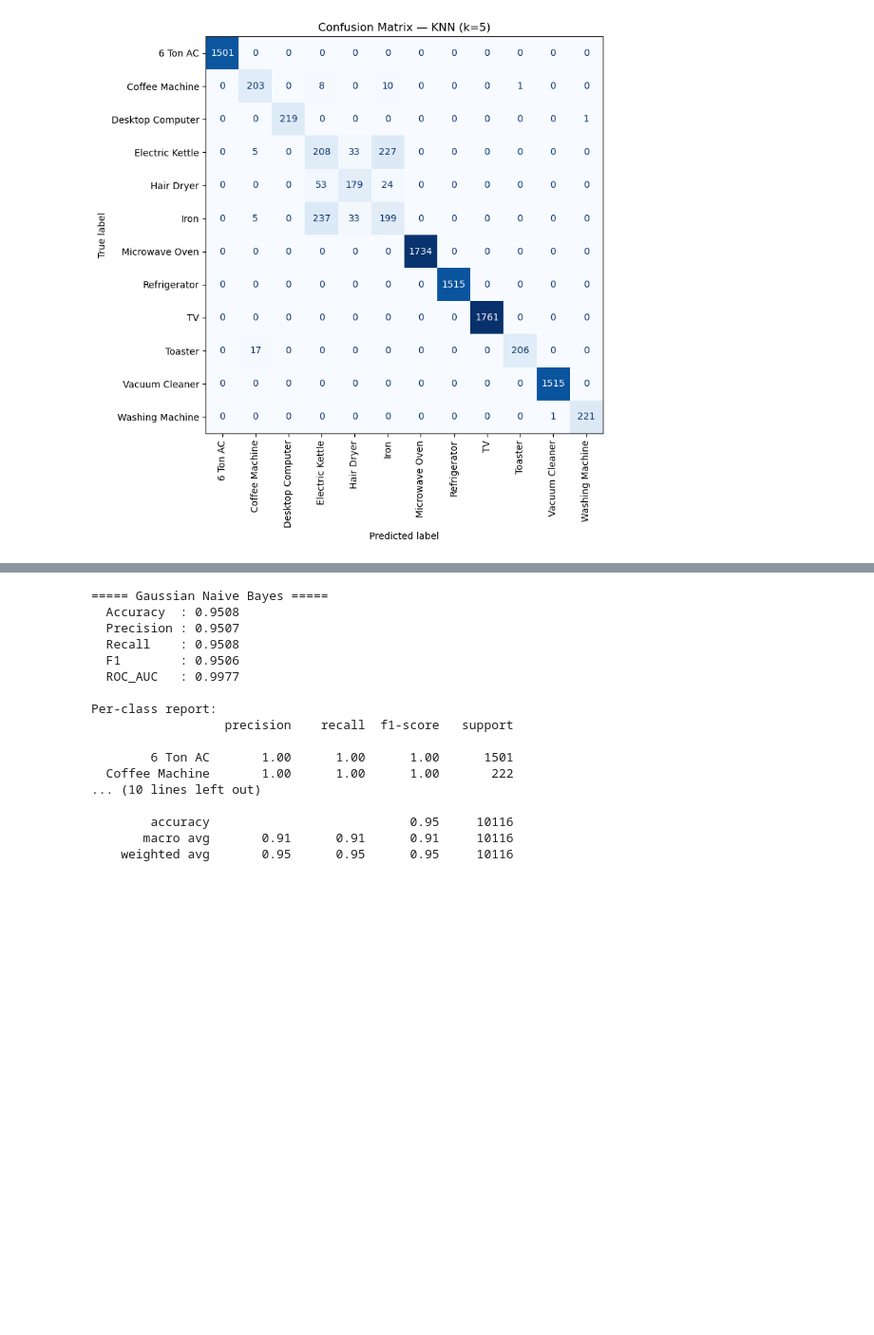
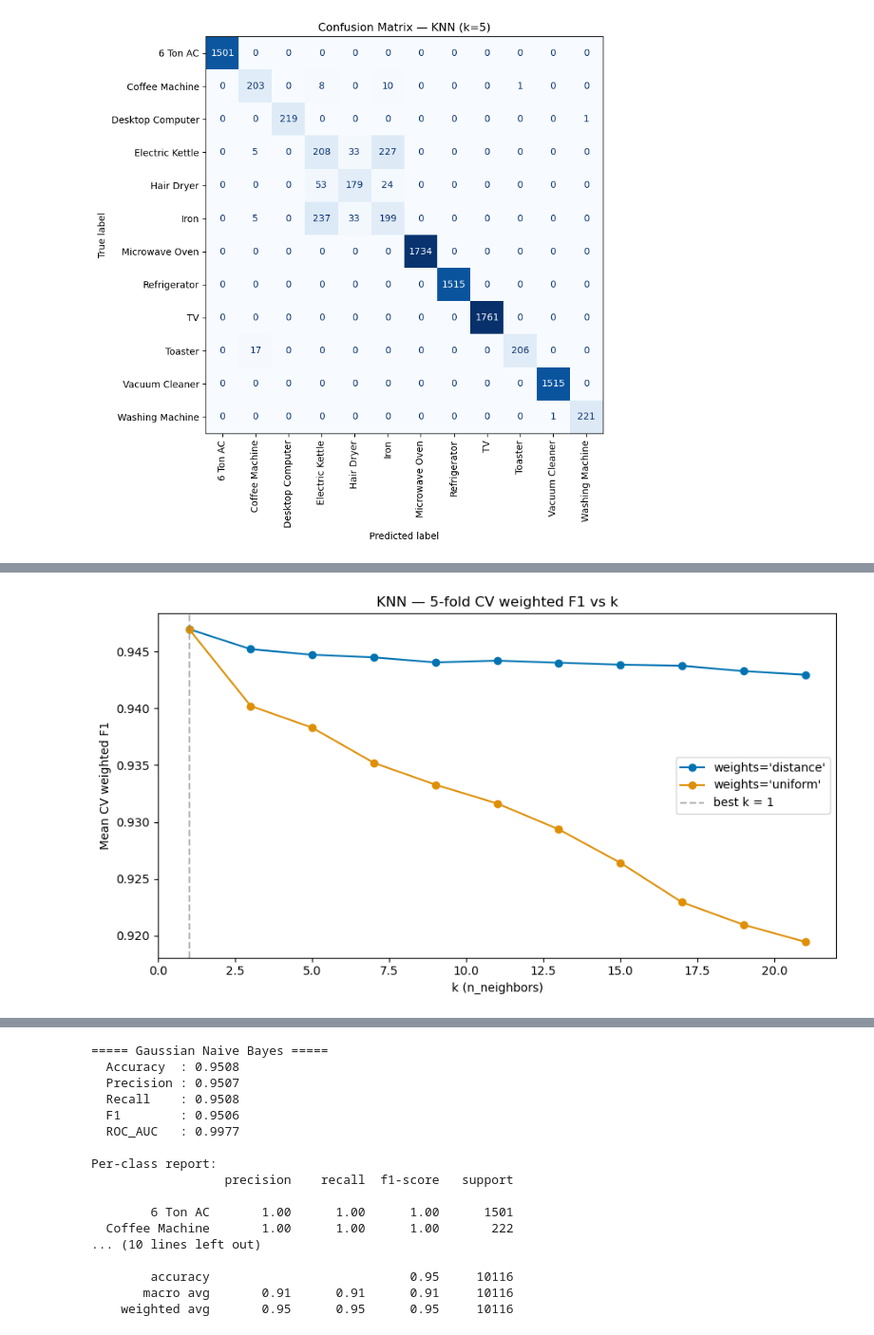
Before and after one commit to yazhini-vetrivel/airbnb_pricing_analytics, a Jupyter notebook: notebooks/classification.ipynb, the cells around one changed output, grey strips where cells are left out. Shown at 95% size. Cells and saved outputs as stored; diff of their text form; code cells hidden in the pictures; blank space fills up the shorter version.

```diff
--- a/notebooks/classification.ipynb
+++ b/notebooks/classification.ipynb
@@ -736,0 +786,17 @@ be the natural remedy, and is a strong candidate for the Review 2 tuning stage.
+# %%
+# D1.2b: Visualise k vs CV score, split by weighting scheme
+plt.figure(figsize=(9, 5))
+for w, grp in cv_results.groupby('weights'):
+    grp = grp.sort_values('k')
+    plt.plot(grp['k'], grp['cv_weighted_f1'], marker='o', label=f"weights='{w}'")
+
+best_k = grid_knn.best_params_['n_neighbors']
+plt.axvline(best_k, color='grey', linestyle='--', alpha=0.6, label=f'best k = {best_k}')
+plt.title('KNN — 5-fold CV weighted F1 vs k')
+plt.xlabel('k (n_neighbors)')
+plt.ylabel('Mean CV weighted F1')
+plt.legend()
+plt.tight_layout()
+plt.show()
+# %% [output]
+[figure, added]
```
Also changed, not shown: parts of 45 cells of this notebook.
